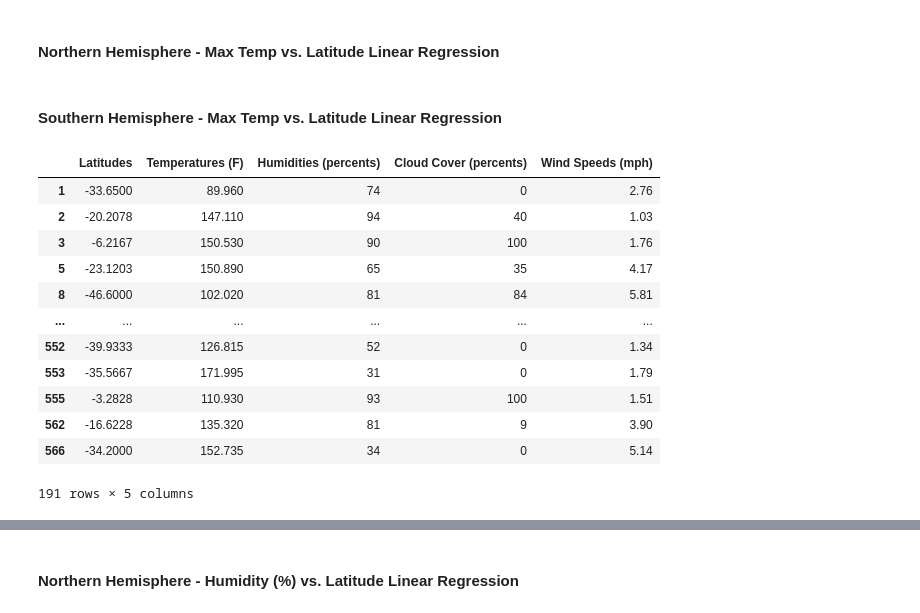
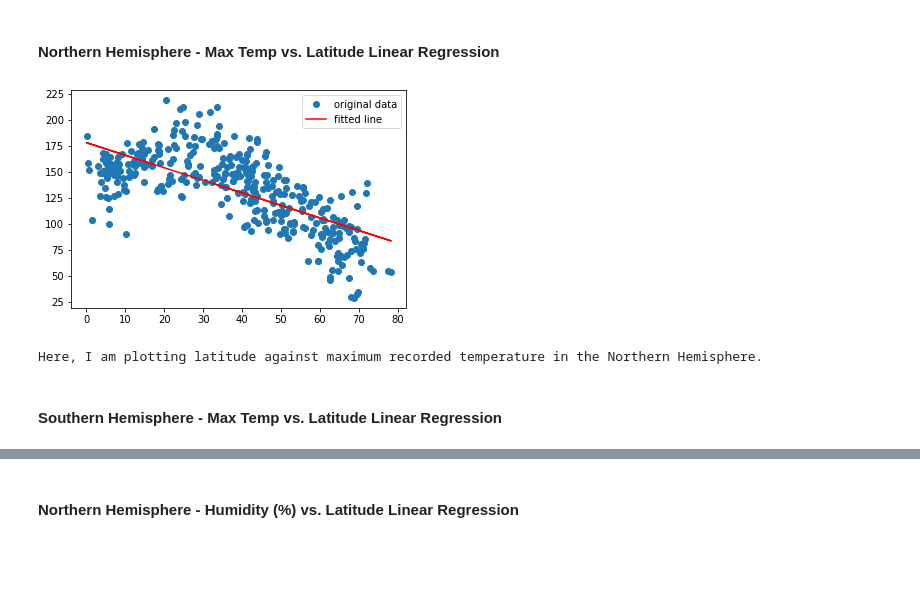
Before and after one commit to Uc71/Plotting-Global-Weather-by-Latitude, a Jupyter notebook: WeatherPy/WeatherPy.ipynb, the cells around one changed output, grey strips where cells are left out. Saved outputs shown, nothing was run; the diff lists cells and outputs as text; code cells hidden in the pictures; blank space fills up the shorter version.

Commit message:
added individual plots w/ regression lines for each hemisphere and weather variable

```diff
--- a/WeatherPy/WeatherPy.ipynb
+++ b/WeatherPy/WeatherPy.ipynb
@@ -210,20 +206,17 @@ weathercities_df.corr()
 # %% [markdown]
 ####  Northern Hemisphere - Max Temp vs. Latitude Linear Regression
+# %%
+northtemp_df=weathercities_df.loc[weathercities_df["Latitudes"]>0]
+x=northtemp_df["Latitudes"]
+y=northtemp_df["Temperatures (F)"]
+res=linregress(x, y)
+plt.plot(x, y, 'o', label='original data')
+plt.plot(x, res.intercept + res.slope*x, 'r', label='fitted line')
+plt.legend()
+plt.show()
+print("Here, I am plotting latitude against maximum recorded temperature in the Northern Hemisphere.")
+# %% [output]
+[figure, added]
+Here, I am plotting latitude against maximum recorded temperature in the Northern Hemisphere.
 # %% [markdown]
 ####  Southern Hemisphere - Max Temp vs. Latitude Linear Regression
-# %%
-weathercities_df.loc[weathercities_df["Latitudes"]<0]
-# %% [output]
-|  | Latitudes | Temperatures (F) | Humidities (percents) | Cloud Cover (percents) | Wind Speeds (mph) |
-| 1 | -33.6500 | 89.960 | 74 | 0 | 2.76 |
-| 2 | -20.2078 | 147.110 | 94 | 40 | 1.03 |
-| 3 | -6.2167 | 150.530 | 90 | 100 | 1.76 |
-| 5 | -23.1203 | 150.890 | 65 | 35 | 4.17 |
-| 8 | -46.6000 | 102.020 | 81 | 84 | 5.81 |
-| ... | ... | ... | ... | ... | ... |
-| 552 | -39.9333 | 126.815 | 52 | 0 | 1.34 |
-| 553 | -35.5667 | 171.995 | 31 | 0 | 1.79 |
-| 555 | -3.2828 | 110.930 | 93 | 100 | 1.51 |
-| 562 | -16.6228 | 135.320 | 81 | 9 | 3.90 |
-| 566 | -34.2000 | 152.735 | 34 | 0 | 5.14 |
-191 rows × 5 columns
```
Also changed, not shown: parts of 24 cells of this notebook, 4 other files.
